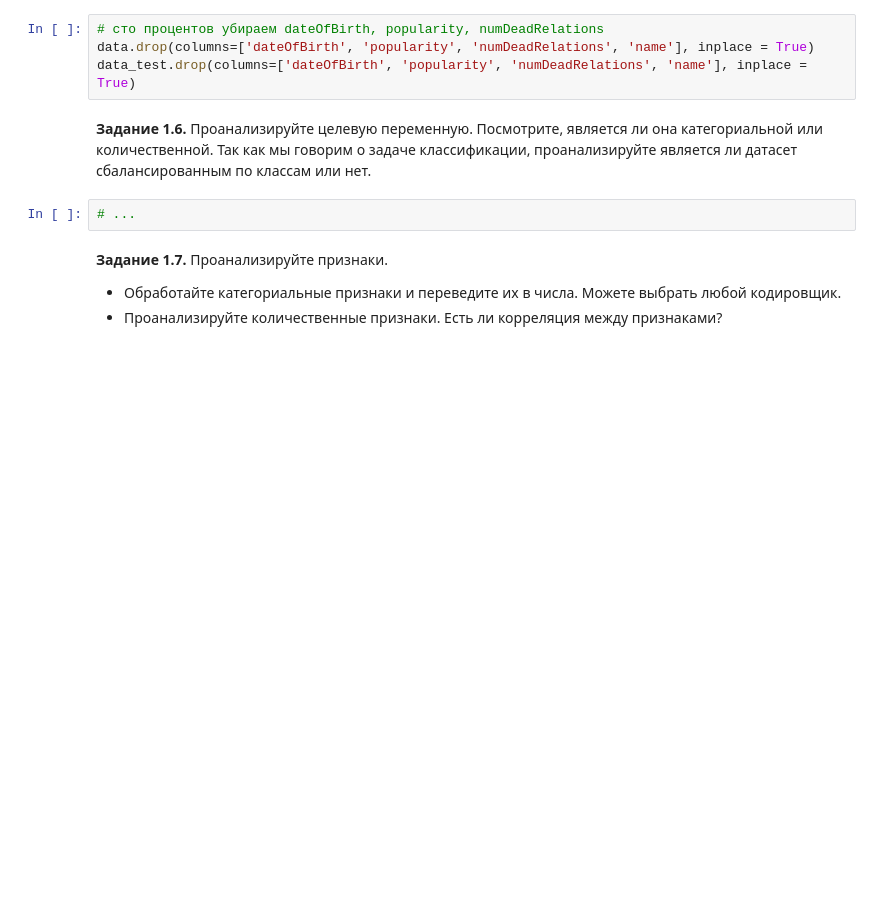
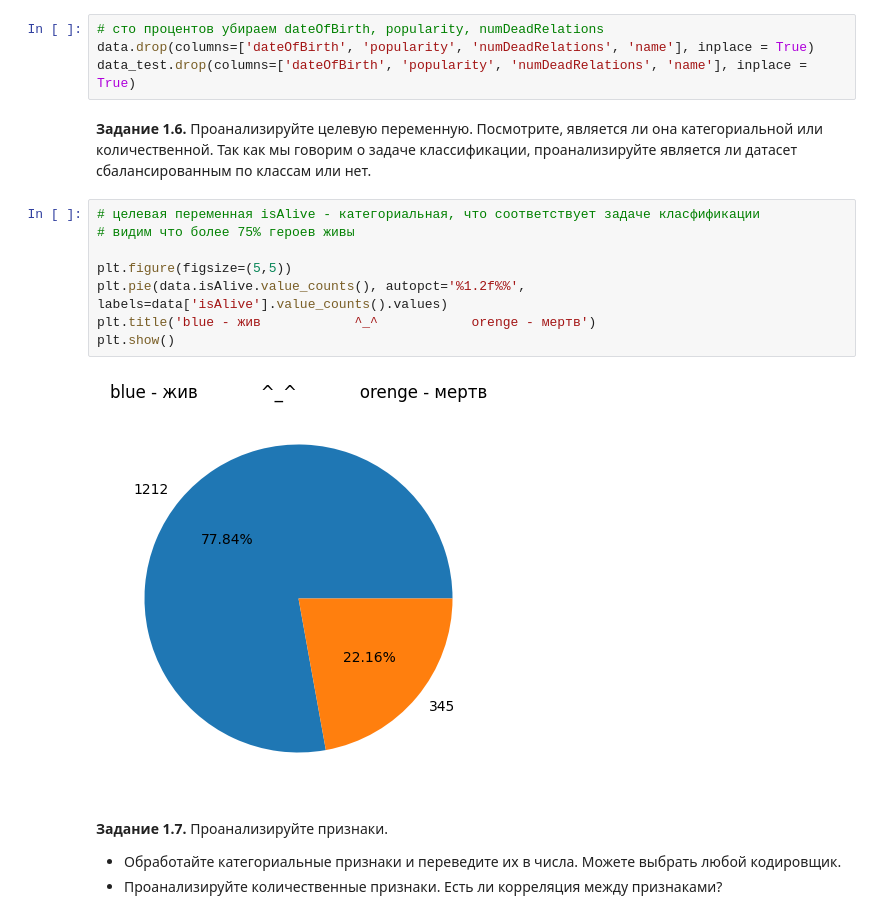
Before and after one commit to qwart6/DLS_by_MIPT, a Jupyter notebook: week_01_ml_intro/Homework/hw_1_game_of_thrones.ipynb, the cells around one changed output. Cells and saved outputs as stored; diff of their text form; blank space fills up the shorter version.

```diff
--- a/week_01_ml_intro/Homework/hw_1_game_of_thrones.ipynb
+++ b/week_01_ml_intro/Homework/hw_1_game_of_thrones.ipynb
@@ -378,8 +378,16 @@ data.drop(columns=['dateOfBirth', 'popularity', 'numDeadRelations', 'name'], inp
 data_test.drop(columns=['dateOfBirth', 'popularity', 'numDeadRelations', 'name'], inplace = True)
 # %% [markdown]
 **Задание 1.6.** Проанализируйте целевую переменную. Посмотрите, является ли она категориальной или количественной. Так как мы говорим о задаче классификации, проанализируйте является ли датасет сбалансированным по классам или нет.
-# %%
-# ...
+# %%
+# целевая переменная isAlive - категориальная, что соответствует задаче класфификации
+# видим что более 75% героев живы
+
+plt.figure(figsize=(5,5))
+plt.pie(data.isAlive.value_counts(), autopct='%1.2f%%', labels=data['isAlive'].value_counts().values)
+plt.title('blue - жив            ^_^            orenge - мертв')
+plt.show()
+# %% [output]
+[figure, added]
 # %% [markdown]
 **Задание 1.7.** Проанализируйте признаки.
   * Обработайте категориальные признаки и переведите их в числа. Можете выбрать любой кодировщик.
```
